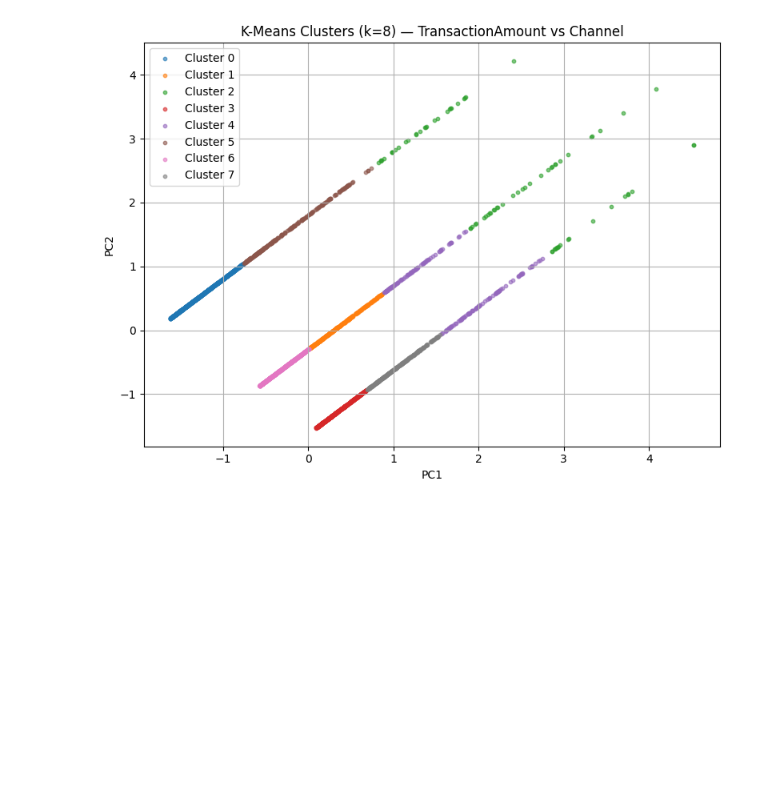
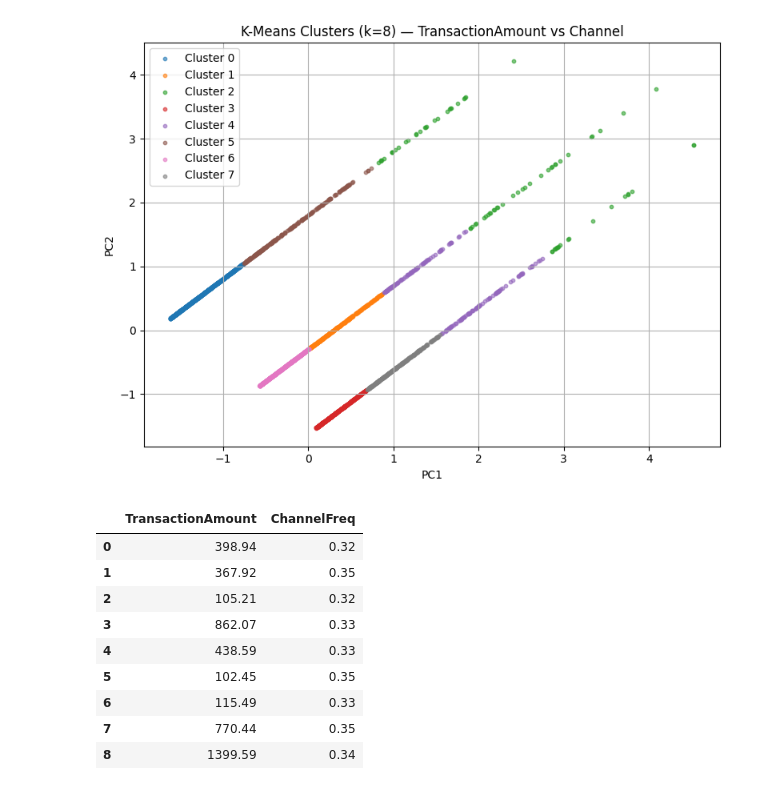
Before and after one commit to Lesley-w19/ClusteringKMeans_Workshop, a Jupyter notebook: ClusteringKMeans_Fraud.ipynb, the cells around one changed output. Cells and saved outputs as stored; diff of their text form; code cells hidden in the pictures; blank space fills up the shorter version.

```diff
--- a/ClusteringKMeans_Fraud.ipynb
+++ b/ClusteringKMeans_Fraud.ipynb
@@ -323,2 +343,20 @@ plt.legend(); plt.tight_layout(); plt.show()
 # %% [output]
 [figure]
+# %%
+# plotting the centroids
+centroids_orig = pd.DataFrame(
+    scaler.inverse_transform(km.cluster_centers_),
+    columns=['TransactionAmount', 'ChannelFreq']
+)
+display(centroids_orig.round(2))
+# %% [output]
+|  | TransactionAmount | ChannelFreq |
+| 0 | 398.94 | 0.32 |
+| 1 | 367.92 | 0.35 |
+| 2 | 105.21 | 0.32 |
+| 3 | 862.07 | 0.33 |
+| 4 | 438.59 | 0.33 |
+| 5 | 102.45 | 0.35 |
+| 6 | 115.49 | 0.33 |
+| 7 | 770.44 | 0.35 |
+| 8 | 1399.59 | 0.34 |
```
Also changed, not shown: parts of 10 cells of this notebook.
